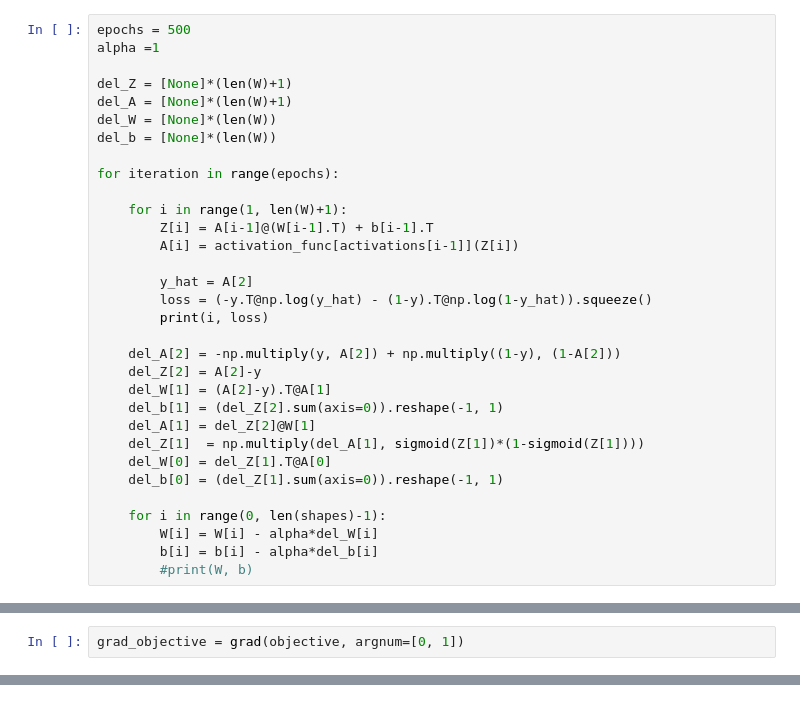
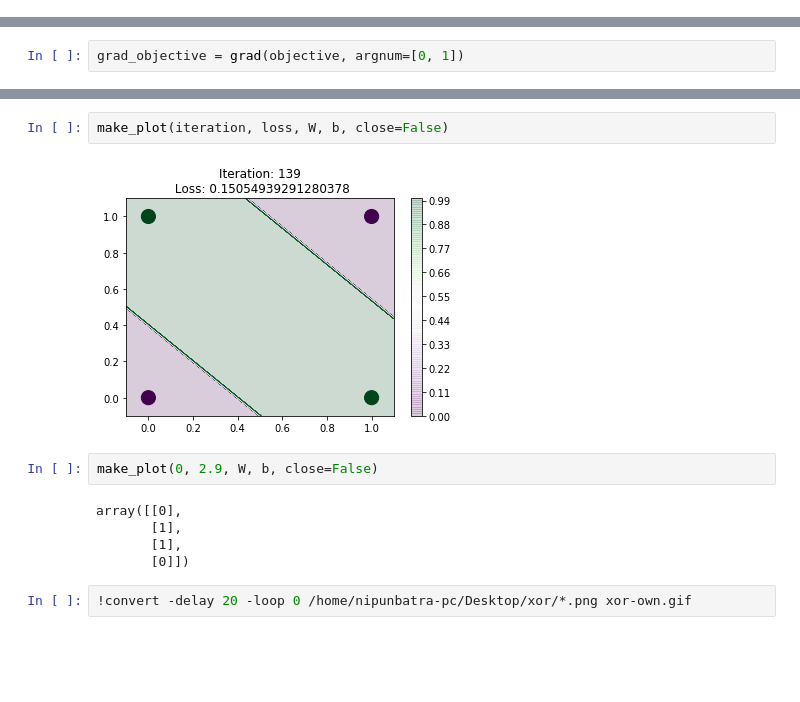
Before and after one commit to utsav4489/blog, a Jupyter notebook: _notebooks/2020-02-28-xor-relu-vector.ipynb, the cells around one changed output, grey strips where cells are left out. Drawn from its saved outputs; the diff is of its cells as text; blank space fills up the shorter version.

```diff
--- a/_notebooks/2020-02-28-xor-relu-vector.ipynb
+++ b/_notebooks/2020-02-28-xor-relu-vector.ipynb
@@ -137,32 +119,0 @@ print(loss)
-# %%
-epochs = 500
-alpha =1
-
-del_Z = [None]*(len(W)+1)
-del_A = [None]*(len(W)+1)
-del_W = [None]*(len(W))
-del_b = [None]*(len(W))
-
-for iteration in range(epochs):
-
-    for i in range(1, len(W)+1):
-        Z[i] = A[i-1]@(W[i-1].T) + b[i-1].T
-        A[i] = activation_func[activations[i-1]](Z[i])
-
-        y_hat = A[2]
-        loss = (-y.T@np.log(y_hat) - (1-y).T@np.log(1-y_hat)).squeeze()
-        print(i, loss)
-
-    del_A[2] = -np.multiply(y, A[2]) + np.multiply((1-y), (1-A[2]))
-    del_Z[2] = A[2]-y
-    del_W[1] = (A[2]-y).T@A[1]
-    del_b[1] = (del_Z[2].sum(axis=0)).reshape(-1, 1)
-    del_A[1] = del_Z[2]@W[1]
-    del_Z[1]  = np.multiply(del_A[1], sigmoid(Z[1])*(1-sigmoid(Z[1])))
-    del_W[0] = del_Z[1].T@A[0]
-    del_b[0] = (del_Z[1].sum(axis=0)).reshape(-1, 1)
-
-    for i in range(0, len(shapes)-1):
-        W[i] = W[i] - alpha*del_W[i]
-        b[i] = b[i] - alpha*del_b[i]
-        #print(W, b)
@@ -296,0 +224,13 @@ Autograd ArrayBox with value [[ 0.003175   -0.01704455]
+# %%
+make_plot(iteration, loss, W, b, close=False)
+# %% [output]
+[figure, added]
+# %%
+make_plot(0, 2.9, W, b, close=False)
+# %% [output]
+array([[0],
+       [1],
+       [1],
+       [0]])
+# %%
+!convert -delay 20 -loop 0 /home/nipunbatra-pc/Desktop/xor/*.png xor-own.gif
```
Also changed, not shown: parts of 41 cells of this notebook, 1 other file.
